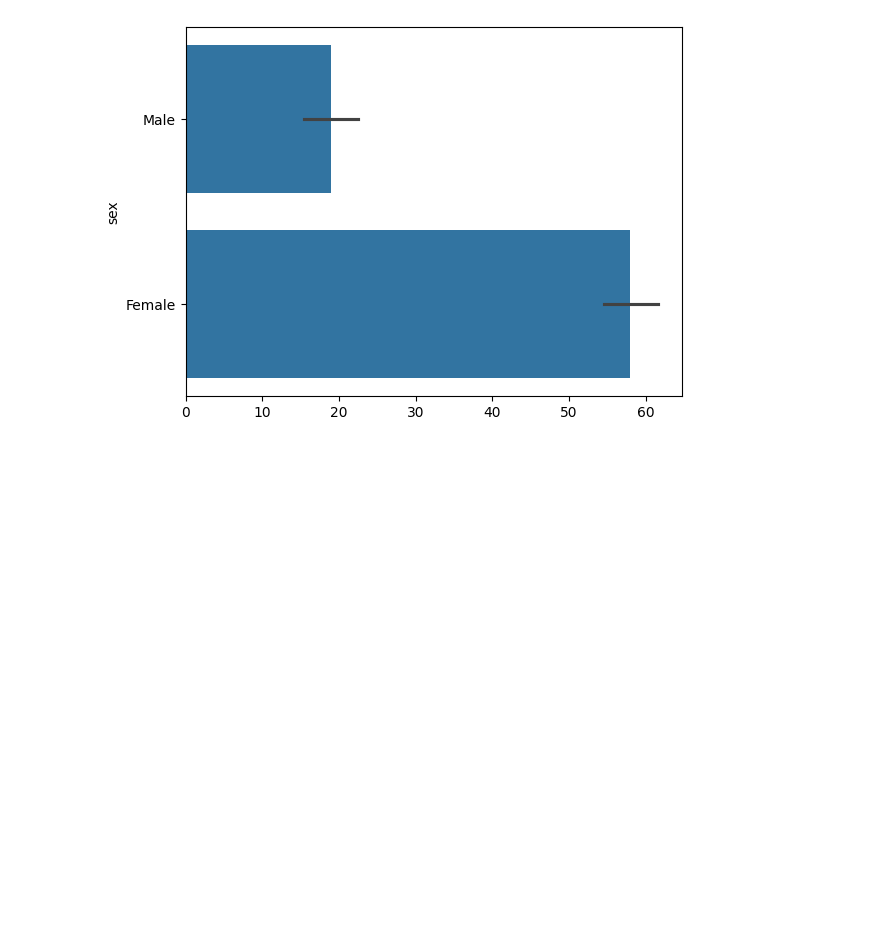
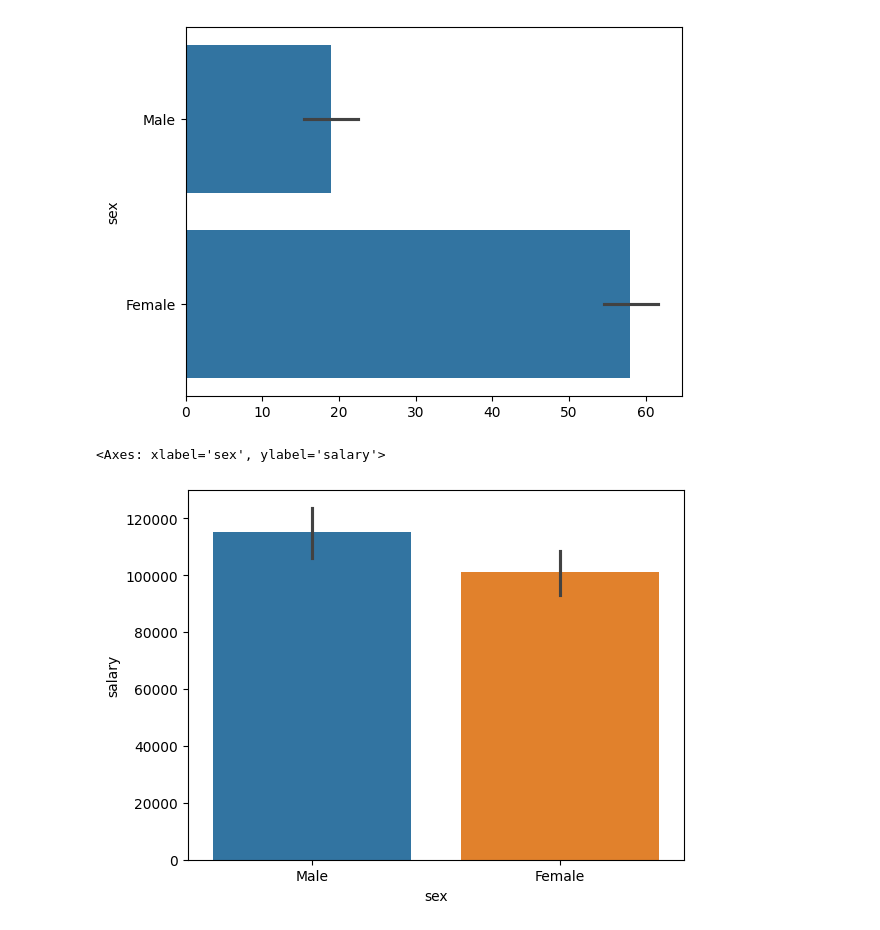
Before and after one commit to JOCRZ/Data-Science-Diploma, a Jupyter notebook: Machine-Learning/Decision-Tree/Project2/EDA.ipynb, the cells around one changed output. Drawn from its saved outputs; the diff is of its cells as text; code cells hidden in the pictures; blank space fills up the shorter version.

```diff
--- a/Machine-Learning/Decision-Tree/Project2/EDA.ipynb
+++ b/Machine-Learning/Decision-Tree/Project2/EDA.ipynb
@@ -99,3 +91,8 @@ sns.barplot(df['sex'])
 # %% [output]
 <Axes: ylabel='sex'>
 [figure]
+# %%
+sns.barplot(data=df,x=df['sex'],y=df['salary'],hue=df['sex'])
+# %% [output]
+<Axes: xlabel='sex', ylabel='salary'>
+[figure, added]
```
Also changed, not shown: parts of 6 cells of this notebook.
